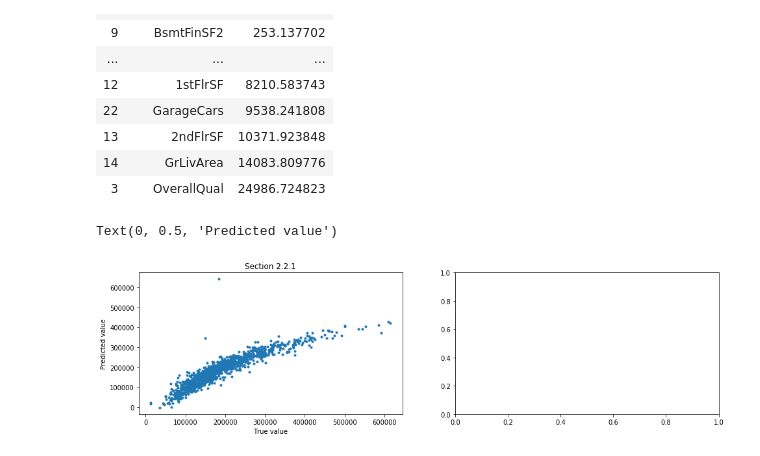
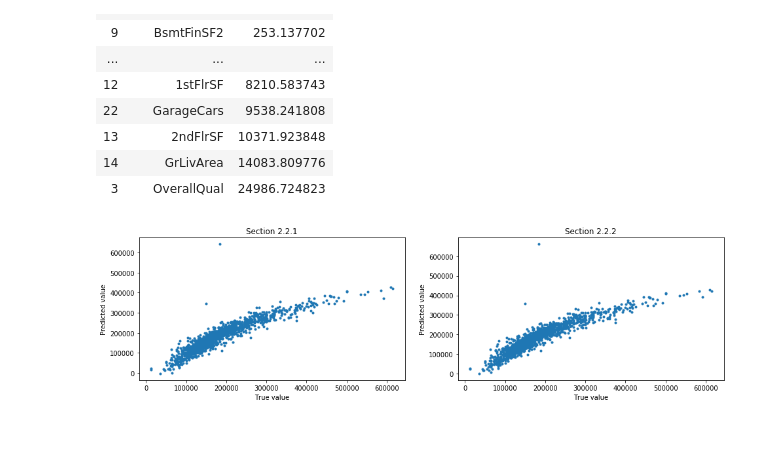
Before and after one commit to fahimhm/reg_model_exercise, a Jupyter notebook: Regression Model Practice.ipynb, the cells around one changed output. Drawn from its saved outputs; the diff is of its cells as text; code cells hidden in the pictures.

```diff
--- a/Regression Model Practice.ipynb
+++ b/Regression Model Practice.ipynb
@@ -334,19 +326,16 @@ df_.sort_values('Coef')
 # %%
 fig, ax = plt.subplots(1, 2, figsize=(16,4))
 ax = ax.reshape(2)
 ax[0].plot(y_true_221, y_pred_221, '.')
 ax[0].set_title('Section 2.2.1')
 ax[0].set_xlabel('True value')
 ax[0].set_ylabel('Predicted value')
 
-ax[1].plot(y_true_221, y_pred_221, '.')
-ax[0].set_title('Section 2.2.1')
-ax[0].set_xlabel('True value')
-ax[0].set_ylabel('Predicted value')
+ax[1].plot(y_true_222, y_pred_222, '.')
+ax[1].set_title('Section 2.2.2')
+ax[1].set_xlabel('True value')
+ax[1].set_ylabel('Predicted value')
 
-
-
-# plt.savefig('222.png')
+plt.savefig('image/result.png')
 # %% [output]
-Text(0, 0.5, 'Predicted value')
-[figure, old version]
+[figure, new version]
```
Also changed, not shown: parts of 5 cells of this notebook, 6 other files.
